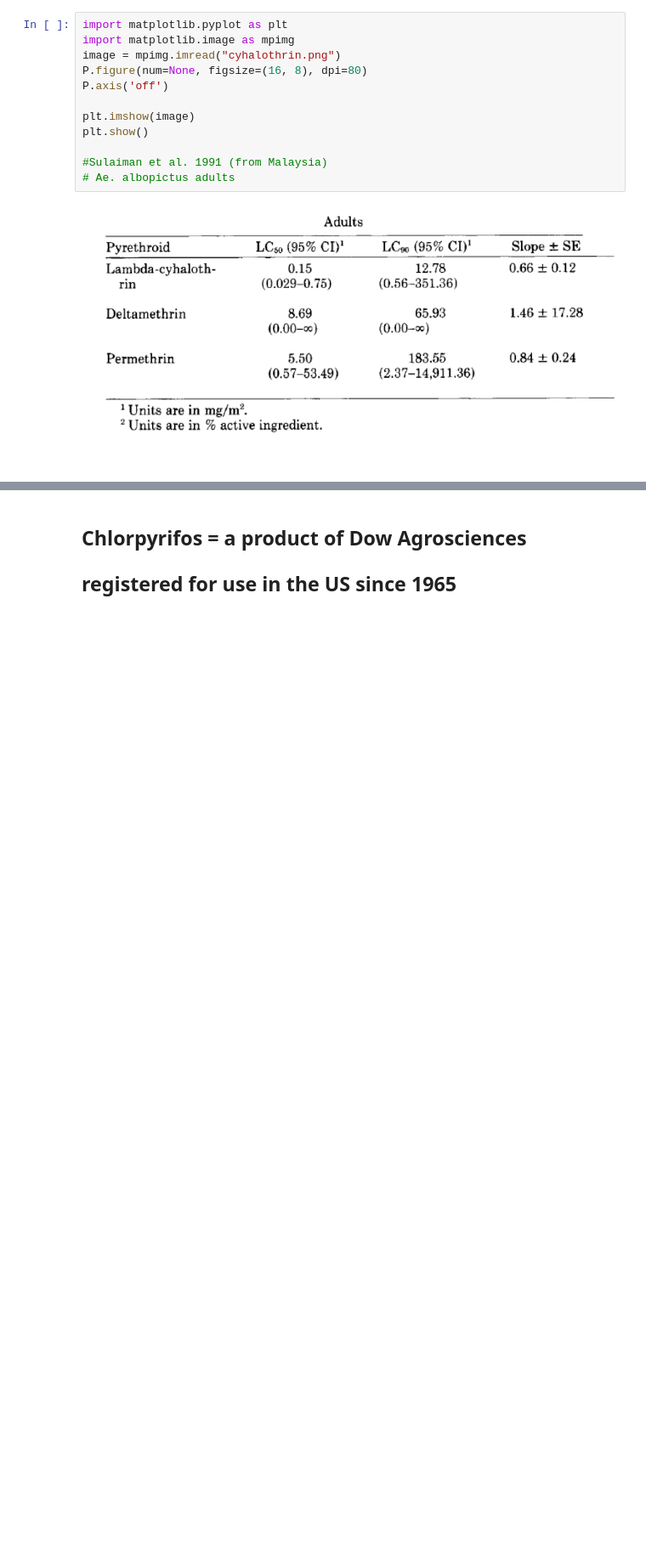
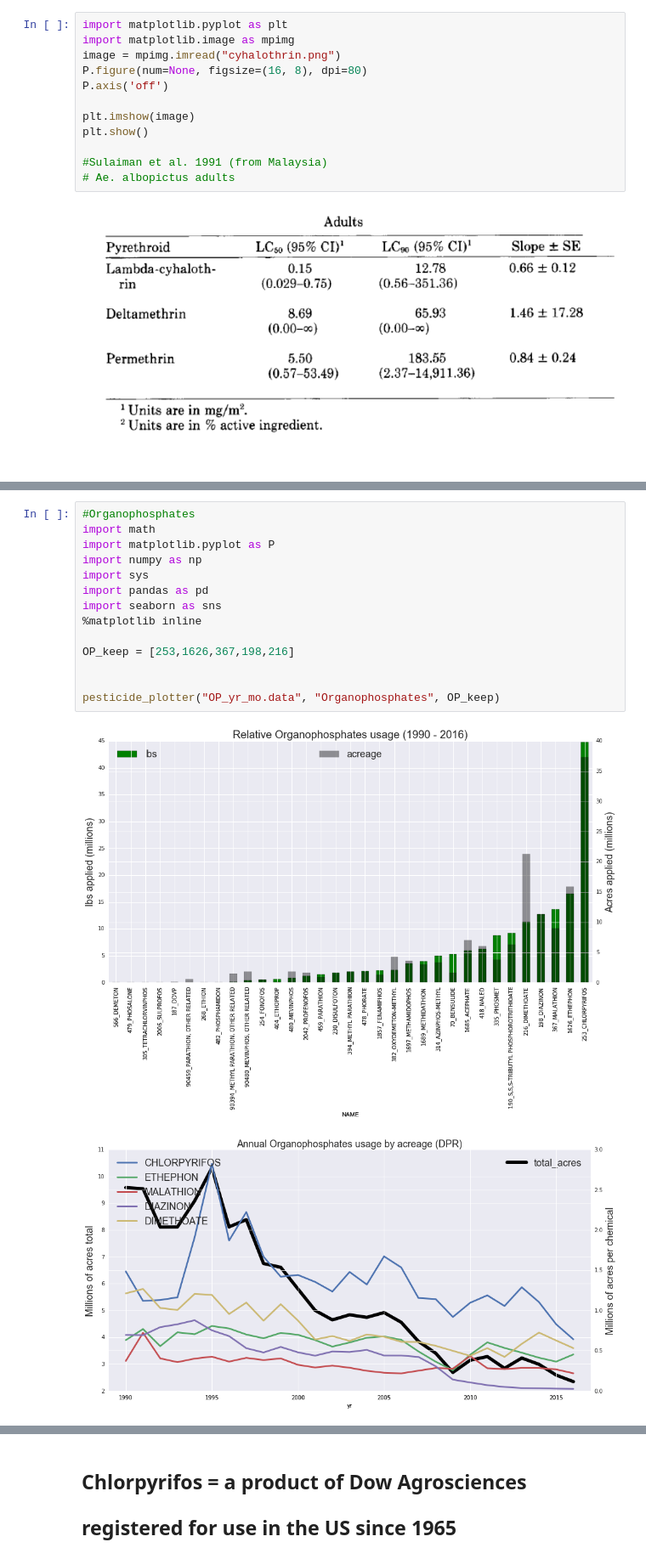
Before and after one commit to bjmain/pesticides, a Jupyter notebook: DPR_workflow1.ipynb, the cells around one changed output, grey strips where cells are left out. Shown at 85% size. Saved outputs shown, nothing was run; the diff lists cells and outputs as text; blank space fills up the shorter version.

```diff
--- a/DPR_workflow1.ipynb
+++ b/DPR_workflow1.ipynb
@@ -429,0 +278,17 @@ P.show()
+# %%
+#Organophosphates
+import math
+import matplotlib.pyplot as P
+import numpy as np
+import sys
+import pandas as pd
+import seaborn as sns
+%matplotlib inline
+
+OP_keep = [253,1626,367,198,216]
+
+
+pesticide_plotter("OP_yr_mo.data", "Organophosphates", OP_keep)
+# %% [output]
+[figure, added]
+[figure, added]
```
Also changed, not shown: parts of 24 cells of this notebook.
